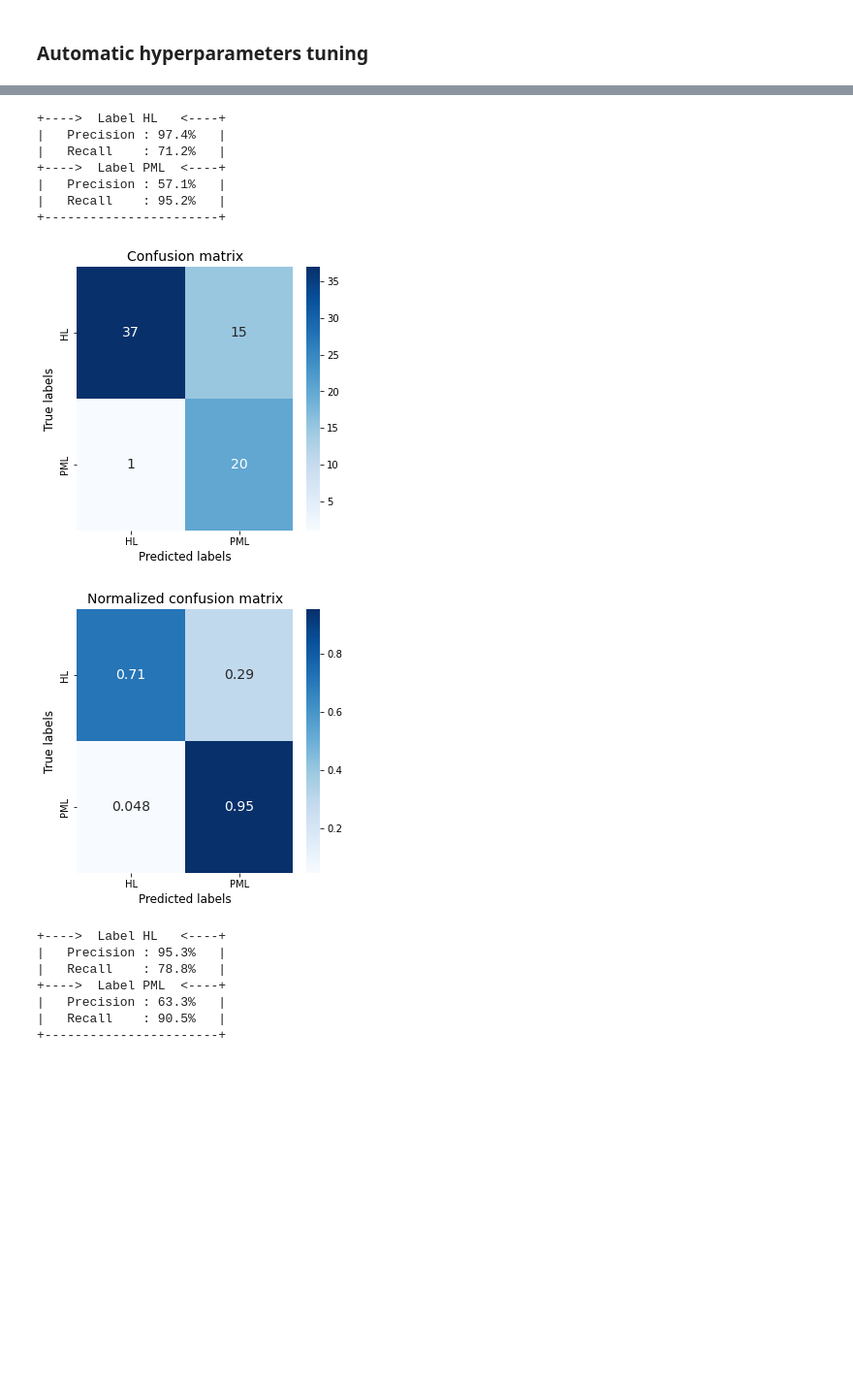
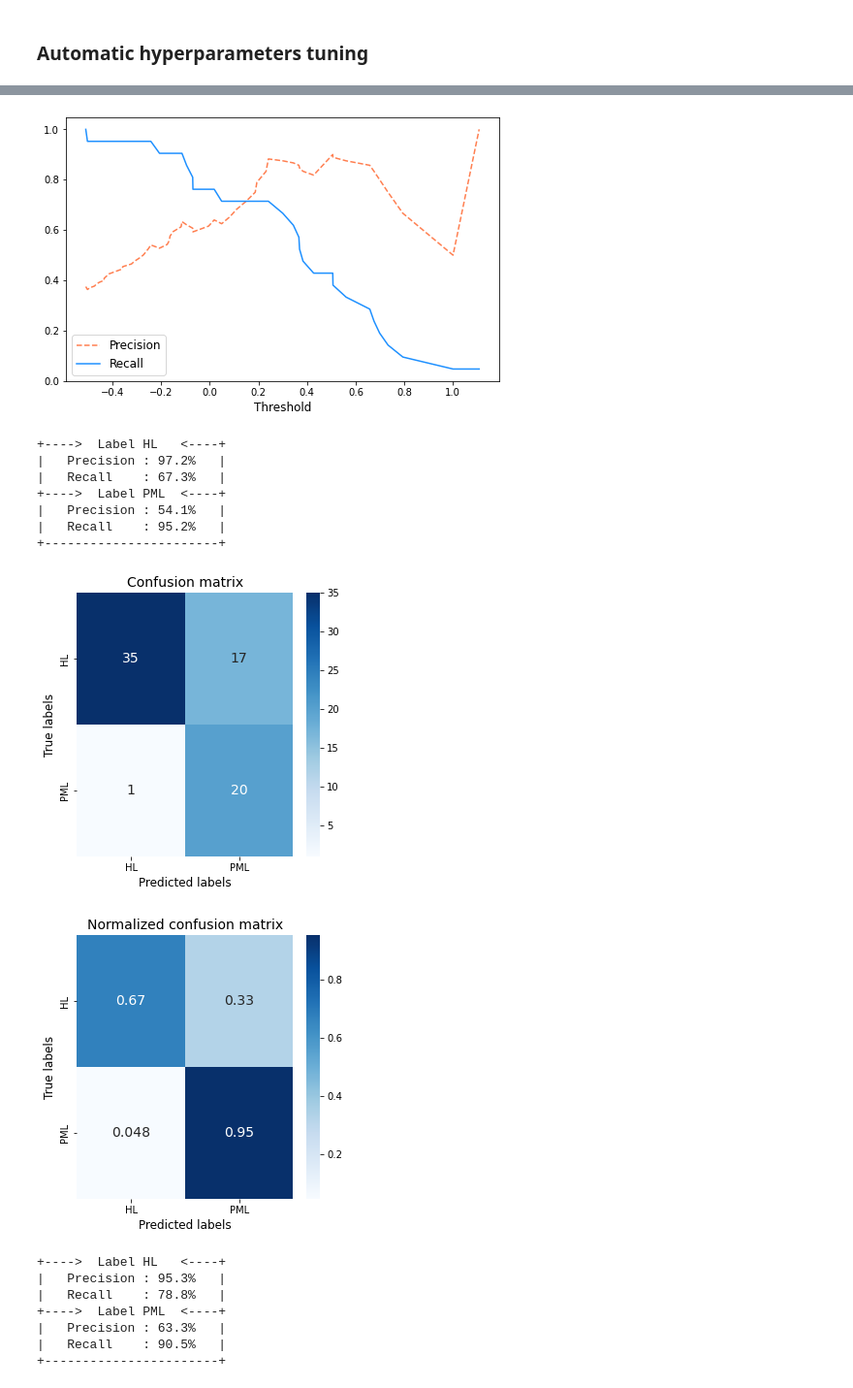
Before and after one commit to harel-coffee/mediastinal-lymphoma-classification-auto, a Jupyter notebook: 5_lymphoma_classification.ipynb, the cells around one changed output, grey strips where cells are left out. Shown at 97% size. Saved outputs shown, nothing was run; the diff lists cells and outputs as text; code cells hidden in the pictures; blank space fills up the shorter version.

```diff
--- a/5_lymphoma_classification.ipynb
+++ b/5_lymphoma_classification.ipynb
@@ -178,8 +178,7 @@ clf_logistic = LogisticRegression (
                                     multi_class = "ovr" ,
                                   )
 
-y_scores = cross_val_predict ( clf_logistic, X_train, y_train, cv = 3, method = "decision_function" )
-#y_scores
+logistic_scores = cross_val_predict ( clf_logistic, X_train, y_train, cv = 3, method = "decision_function" )
 # %%
 from utils import custom_predictions
 
@@ -307,18 +293,19 @@ clf_logistic = LogisticRegression (
                                     multi_class = "ovr" ,
                                   )
 
-y_scores = cross_val_predict ( clf_logistic, X_train, y_train, cv = 3, method = "decision_function" )
+logistic_scores = cross_val_predict ( clf_logistic, X_train, y_train, cv = 3, method = "decision_function" )
 # %%
-y_train_pred_95 = custom_predictions (y_train, y_scores, recall_score = 0.95)
+y_train_pred_95, _ = custom_predictions (y_train, logistic_scores, recall_score = 0.95, show_curves = True)
 _ = precision_recall_scores ( y_train, y_train_pred_95, verbose = True, labels = ["HL", "PML"], show_conf_matrix = True )
 # %% [output]
+[figure, new version]
 +---->  Label HL   <----+
-|   Precision : 97.4%   |
-|   Recall    : 71.2%   |
+|   Precision : 97.2%   |
+|   Recall    : 67.3%   |
 +---->  Label PML  <----+
-|   Precision : 57.1%   |
+|   Precision : 54.1%   |
 |   Recall    : 95.2%   |
 +-----------------------+
-[figure, old version]
-[figure, old version]
+[figure, new version]
+[figure, added]
 # %%
```
Also changed, not shown: parts of 37 cells of this notebook, 1 other file.
